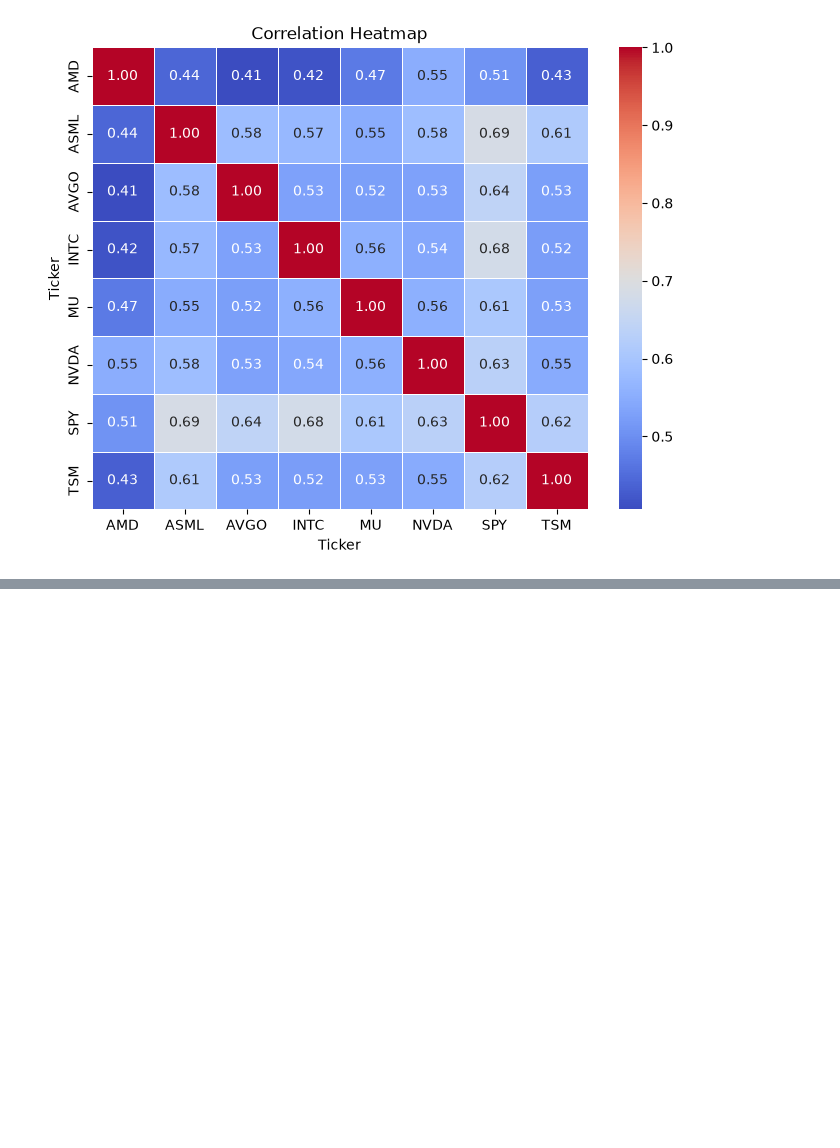
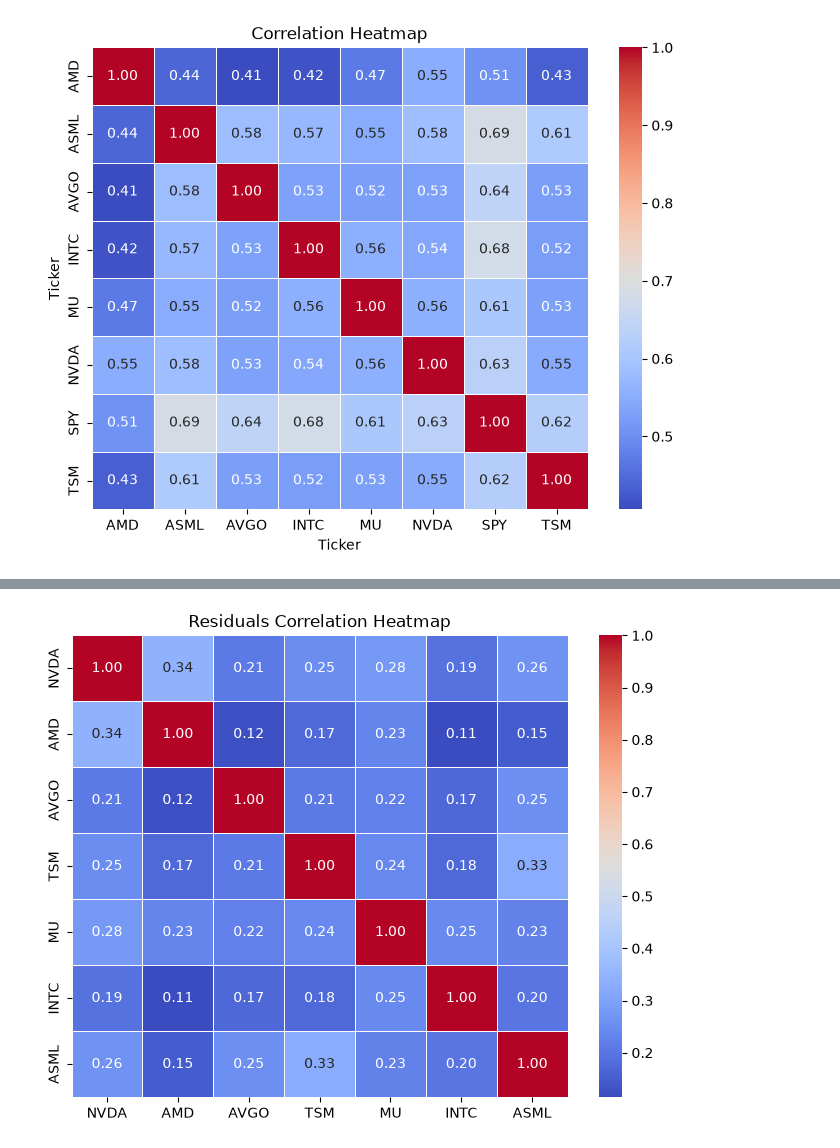
Before and after one commit to simbashakib/Semiconductor-Research-Project, a Jupyter notebook: notebooks/01_semiconductor_equity_analysis.ipynb, the cells around one changed output, grey strips where cells are left out. Cells and saved outputs as stored; diff of their text form; code cells hidden in the pictures; blank space fills up the shorter version.

Commit message:
regression

```diff
--- a/notebooks/01_semiconductor_equity_analysis.ipynb
+++ b/notebooks/01_semiconductor_equity_analysis.ipynb
@@ -160,0 +165,11 @@ plt.show()
+# %%
+residuals = {}
+
+for ticker in equity_tickers:
+    regression_data = returns[[ticker, "SPY"]].dropna()
+    y = regression_data[ticker]
+    X = sm.add_constant(regression_data["SPY"])
+    model = sm.OLS(y, X)
+    result = model.fit()
+    print(f"{ticker} - "f"Alpha: {result.params['const']:.6f}, "f"Beta: {result.params['SPY']:.4f}, "f"R-squared: {result.rsquared:.4f}")
+    residuals[ticker] = result.resid
@@ -160,0 +184,3 @@ plt.show()
+# %%
+residuals_df = pd.DataFrame(residuals)
+residuals_df.head()
@@ -160,0 +195,9 @@ plt.show()
+# %%
+residuals_correlation_matrix = residuals_df.corr()
+
+plt.figure(figsize=(8,6))
+sns.heatmap(residuals_correlation_matrix, annot=True, cmap="coolwarm", fmt=".2f", linewidths=0.5)
+plt.title("Residuals Correlation Heatmap")
+plt.show()
+# %% [output]
+[figure, added]
```
Also changed, not shown: parts of 3 cells of this notebook.
